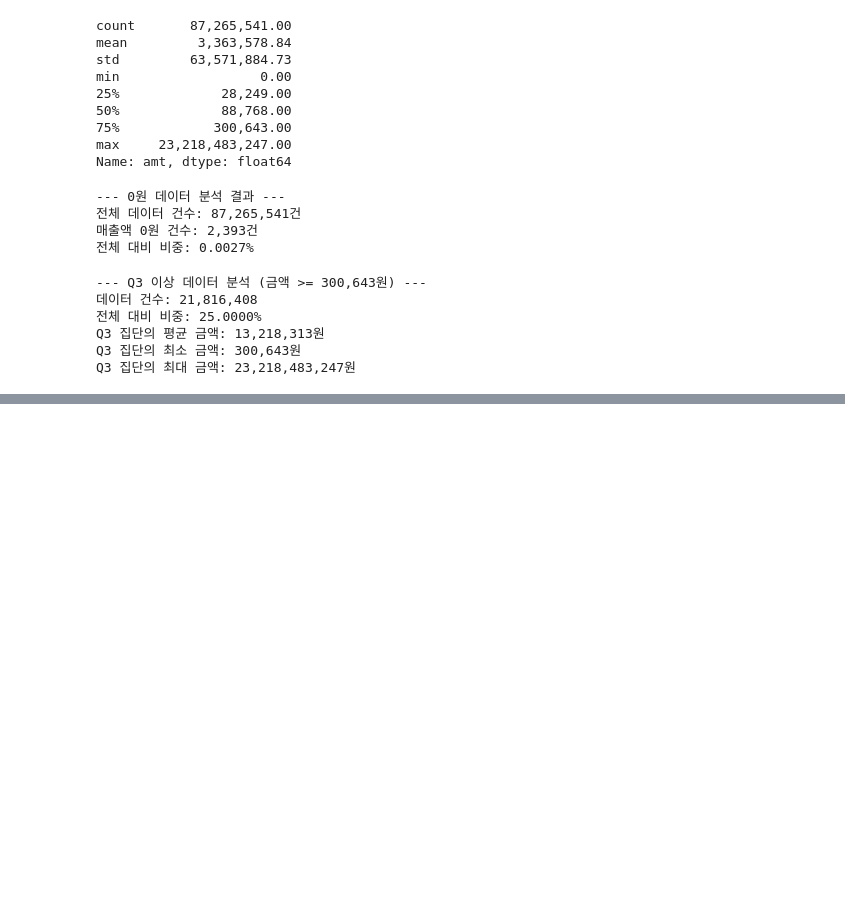
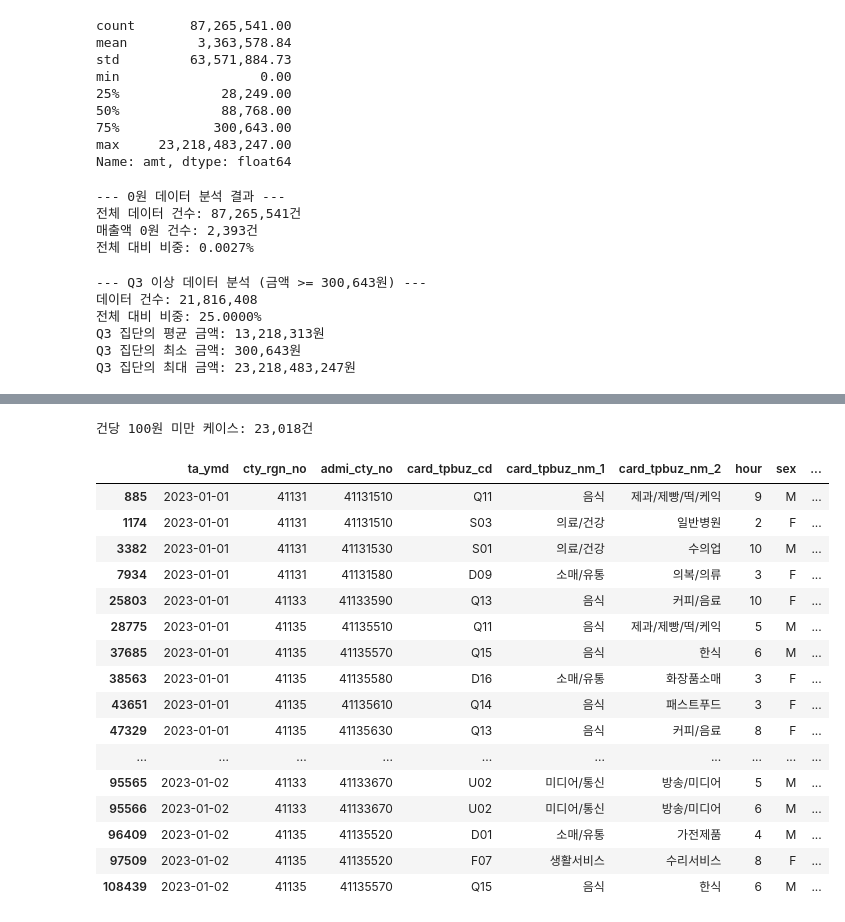
Before and after one commit to bulsajo1/final_project, a Jupyter notebook: Geunsu/1차_전처리_매출.ipynb, the cells around one changed output, grey strips where cells are left out. Saved outputs shown, nothing was run; the diff lists cells and outputs as text; code cells hidden in the pictures; blank space fills up the shorter version.

```diff
--- a/Geunsu/1차_전처리_매출.ipynb
+++ b/Geunsu/1차_전처리_매출.ipynb
@@ -302,0 +407,24 @@ plt.show()
+# %%
+# 건당 1원인 케이스도 확인 (데이터 오류 가능성)
+tiny = df[df['amt_per_cnt'] < 100]
+print(f"\n건당 100원 미만 케이스: {len(tiny):,}건")
+display(tiny.head(20))
+# %% [output]
+건당 100원 미만 케이스: 23,018건
+|  | ta_ymd | cty_rgn_no | admi_cty_no | card_tpbuz_cd | card_tpbuz_nm_1 | card_tpbuz_nm_2 | hour | sex | ... |
+| 885 | 2023-01-01 | 41131 | 41131510 | Q11 | 음식 | 제과/제빵/떡/케익 | 9 | M | ... |
+| 1174 | 2023-01-01 | 41131 | 41131510 | S03 | 의료/건강 | 일반병원 | 2 | F | ... |
+| 3382 | 2023-01-01 | 41131 | 41131530 | S01 | 의료/건강 | 수의업 | 10 | M | ... |
+| 7934 | 2023-01-01 | 41131 | 41131580 | D09 | 소매/유통 | 의복/의류 | 3 | F | ... |
+| 25803 | 2023-01-01 | 41133 | 41133590 | Q13 | 음식 | 커피/음료 | 10 | F | ... |
+| 28775 | 2023-01-01 | 41135 | 41135510 | Q11 | 음식 | 제과/제빵/떡/케익 | 5 | M | ... |
+| 37685 | 2023-01-01 | 41135 | 41135570 | Q15 | 음식 | 한식 | 6 | M | ... |
+| 38563 | 2023-01-01 | 41135 | 41135580 | D16 | 소매/유통 | 화장품소매 | 3 | F | ... |
+| 43651 | 2023-01-01 | 41135 | 41135610 | Q14 | 음식 | 패스트푸드 | 3 | F | ... |
+| 47329 | 2023-01-01 | 41135 | 41135630 | Q13 | 음식 | 커피/음료 | 8 | F | ... |
+| ... | ... | ... | ... | ... | ... | ... | ... | ... | ... |
+| 95565 | 2023-01-02 | 41133 | 41133670 | U02 | 미디어/통신 | 방송/미디어 | 5 | M | ... |
+| 95566 | 2023-01-02 | 41133 | 41133670 | U02 | 미디어/통신 | 방송/미디어 | 6 | M | ... |
+| 96409 | 2023-01-02 | 41135 | 41135520 | D01 | 소매/유통 | 가전제품 | 4 | M | ... |
+| 97509 | 2023-01-02 | 41135 | 41135520 | F07 | 생활서비스 | 수리서비스 | 8 | F | ... |
+| 108439 | 2023-01-02 | 41135 | 41135570 | Q15 | 음식 | 한식 | 6 | M | ... |
```
Also changed, not shown: parts of 11 cells of this notebook.
